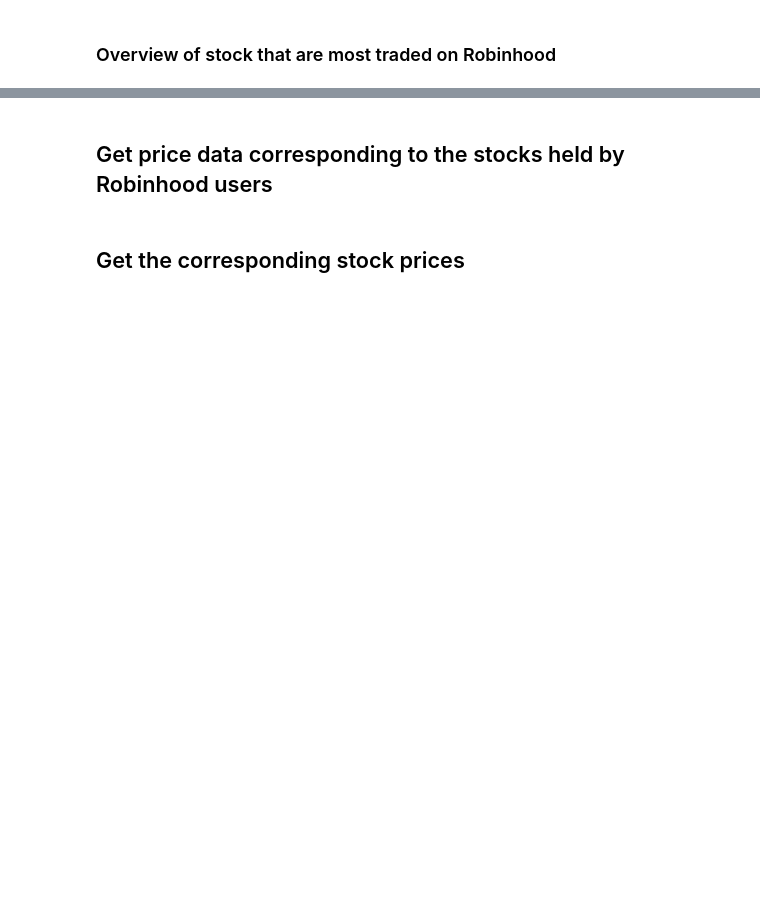
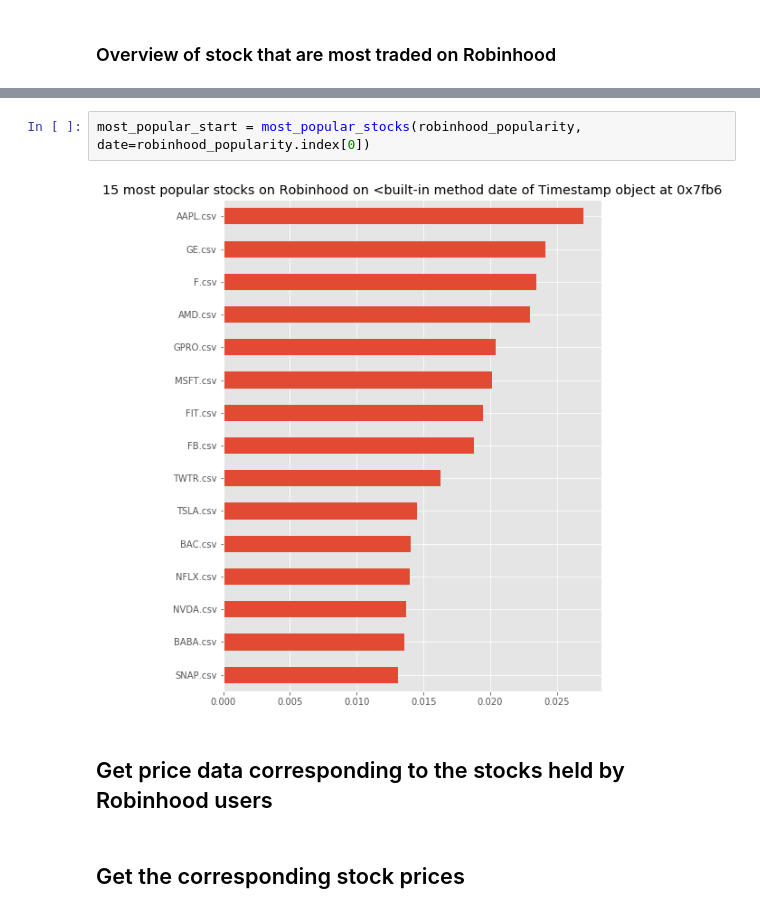
Before and after one commit to GabCaz/robinhoodMarket, a Jupyter notebook: Study of Robinhood Market Impact for Risk Management.ipynb, the cells around one changed output, grey strips where cells are left out. Saved outputs shown, nothing was run; the diff lists cells and outputs as text; blank space fills up the shorter version.

```diff
--- a/Study of Robinhood Market Impact for Risk Management.ipynb
+++ b/Study of Robinhood Market Impact for Risk Management.ipynb
@@ -75,3 +47,7 @@ data.to_csv('aggregated_daily_data/aggregated_daily_robinhood_holdings.csv')
+# %%
+most_popular_start = most_popular_stocks(robinhood_popularity, date=robinhood_popularity.index[0])
+# %% [output]
+[figure, added]
 # %% [markdown]
 ## Get price data corresponding to the stocks held by Robinhood users
 # %% [markdown]
```
Also changed, not shown: parts of 13 cells of this notebook, 3 other files.
